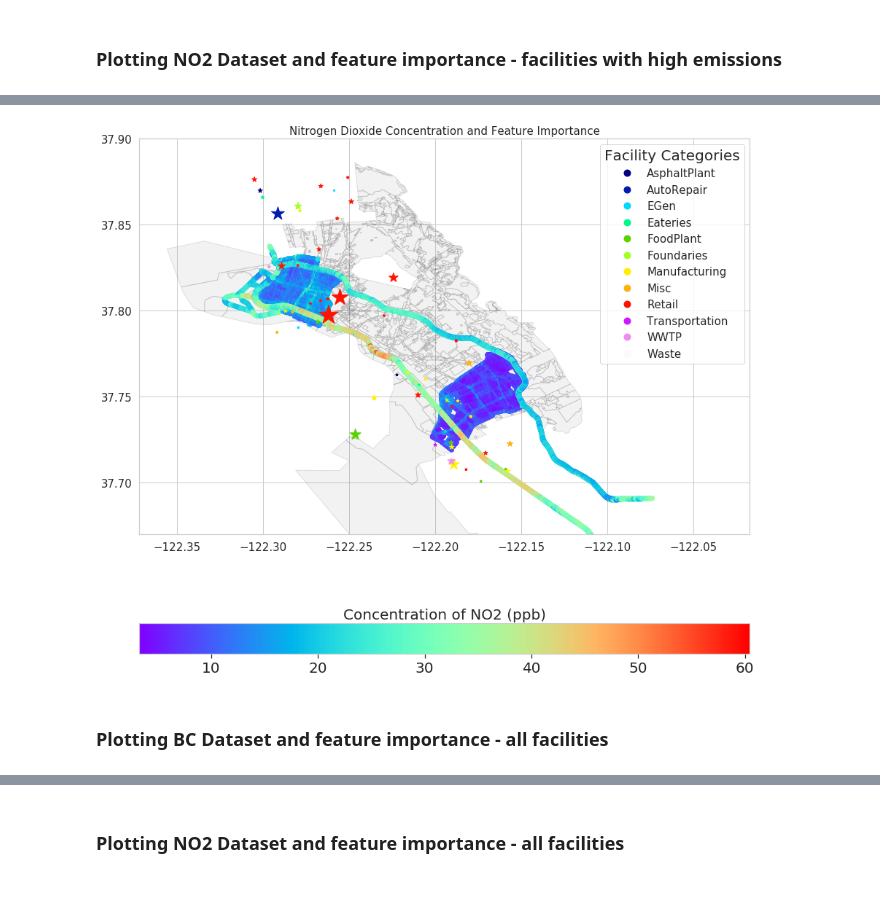
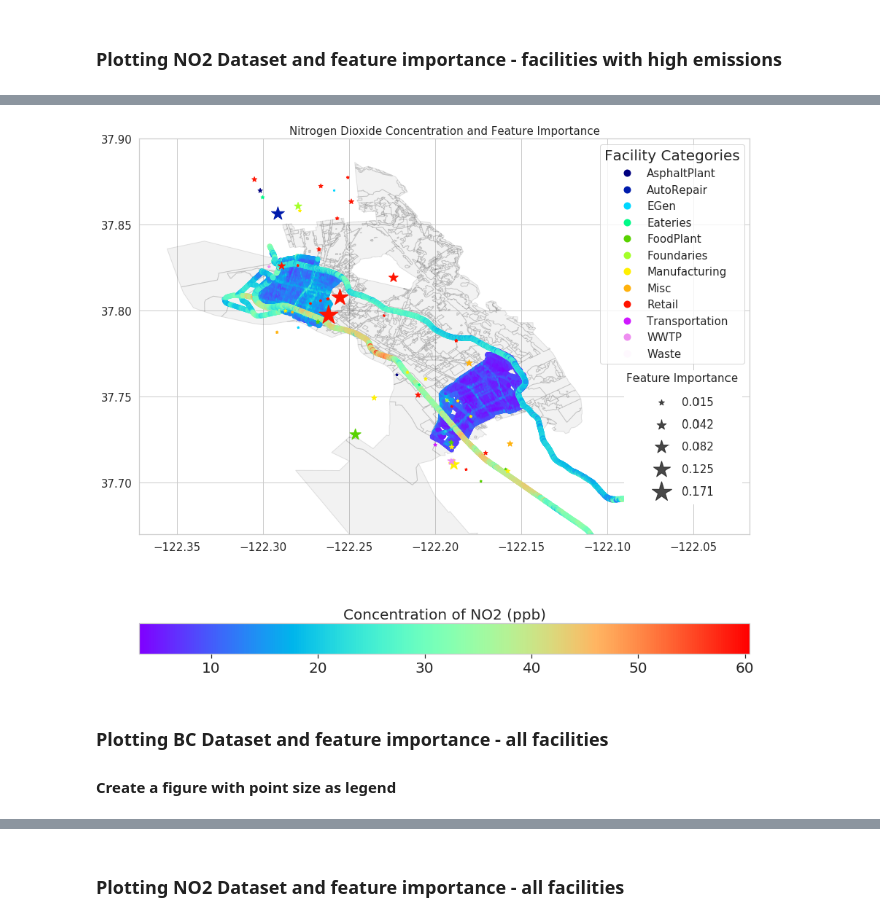
Before and after one commit to varsha2509/Springboard-DS, a Jupyter notebook: Capstone1/Capstone1/Visualizations.ipynb, the cells around one changed output, grey strips where cells are left out. Cells and saved outputs as stored; diff of their text form; code cells hidden in the pictures; blank space fills up the shorter version.

```diff
--- a/Capstone1/Capstone1/Visualizations.ipynb
+++ b/Capstone1/Capstone1/Visualizations.ipynb
@@ -271,8 +291,8 @@ oakl.crs
 # %% [output]
 {'init': 'epsg:4326'}
 # %%
-oakl = gpd.read_file('Oakland-shapefile/OaklandZoning_Eff20181211_Ord13513.shp')
-oakl.crs
+#oakl = gpd.read_file('Oakland-shapefile/OaklandZoning_Eff20181211_Ord13513.shp')
+#oakl.crs
 # %% [output]
 {'init': 'epsg:4326'}
 # %% [markdown]
@@ -419,4 +495,5 @@ plt.show()
 # %%
+
 #Create Figure Axis and Set figure size
 fig, ax = plt.subplots(figsize = (15,15))
 
@@ -430,36 +507,79 @@ oakl.plot(ax=ax, color='grey', alpha = 0.1, edgecolor='black')
 #Plot BC value on a map
 geo_df_NO2.plot(ax = ax, column = 'NO2 Value', legend=False, cmap = 'rainbow')
 sm = cm.ScalarMappable(cmap='rainbow', norm=plt.Normalize(vmin=vmin, vmax=vmax))
 sm.set_array([])
 
 
 #Set the label size and size of ticks in the color bar
 cbar = ax.get_figure().colorbar(sm, ax=ax, orientation='horizontal')
 cbar.ax.tick_params(labelsize=20)
 cbar.ax.set_title('Concentration of NO2 (ppb)', size = 20)
 
 
 #Plot the feature importance data
-geo_df_NO2_facility.plot(ax=ax, cmap='gist_ncar', column = 'grouping', legend = True, marker='*', markersize = NO2_feature_importance_filter['mean']*7/min(NO2_feature_importance_filter['mean']))
+geo_df_NO2_facility.plot(ax=ax, cmap='gist_ncar', column = 'grouping', legend = True, marker='*',
+                         markersize = NO2_feature_importance_filter['mean']*7/min(NO2_feature_importance_filter['mean']))
 
 
-#ax.get_figure().colorbar(sm, ax=ax, orientation='horizontal', label = 'Concentration of NO2 (ug/m3)')
+
 
 plt.title("Nitrogen Dioxide Concentration and Feature Importance", size = 15)
 plt.ylim([37.67, 37.9])
 
 
 #Set Legend Style
 params = {'legend.fontsize': 15,
           'legend.handlelength': 2}
 plot.rcParams.update(params)
 
+
+
 leg = ax.get_legend()
-leg.set_bbox_to_anchor((0., 0., 1, 1))
+#leg.set_bbox_to_anchor((0., 0., 1, 1))
+leg.set_bbox_to_anchor((1,1))
 leg.set_title('Facility Categories', prop={'size':20})
 ax.tick_params(labelsize=15)
+
+
+
+
+
+# gplt.pointplot(geo_df_NO2_facility, ax = ax ,scale = NO2_feature_importance_filter['mean'], limits = (1,15),
+#                  legend = True, legend_var = 'scale',
+#                  hue = NO2_feature_importance_filter['mean']*7/min(NO2_feature_importance_filter['mean']),
+#                  scheme=scheme, legend_kwargs={'bbox_to_anchor': (1, 0), 'frameon': False},
+#                   legend_values=[0.00303983, 0.00538608, 0.01217797, 0.17102206],
+#                   legend_labels=['0.003', '0.005', '0.012', '0.171'])
+
+
+
+
+# Place the image in the upper-right corner of the figure
+#--------------------------------------------------------
+# We're specifying the position and size in _figure_ coordinates, so the image
+# will shrink/grow as the figure is resized. Remove "zorder=-1" to place the
+# image in front of the axes.
+
+im = plt.imread('NO2-feature-imp-high.png')
+newax = fig.add_axes([0.73, 0.39, 0.17, 0.17], anchor='S')
+newax.axes.get_xaxis().set_visible(False)
+newax.axes.get_yaxis().set_visible(False)
+newax.imshow(im)
+newax.axis('off')
+
+
+
+
+
+
+
+
+
+
 plt.show()
 # %% [output]
-[figure, old version]
+[figure, new version]
 # %% [markdown]
 ## <b> <font size = 4> Plotting BC Dataset and feature importance - all facilities </font> </b>
+# %% [markdown]
+**Create a figure with point size as legend**
```
Also changed, not shown: parts of 28 cells of this notebook, 1 other file.
